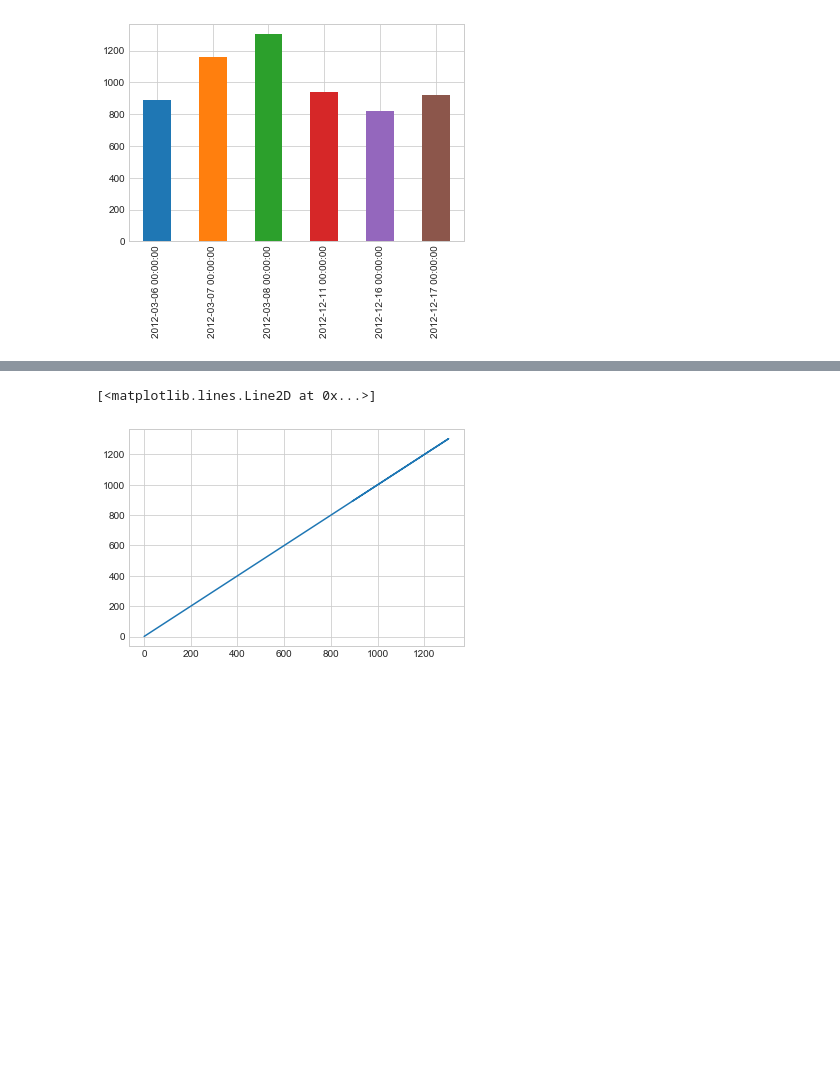
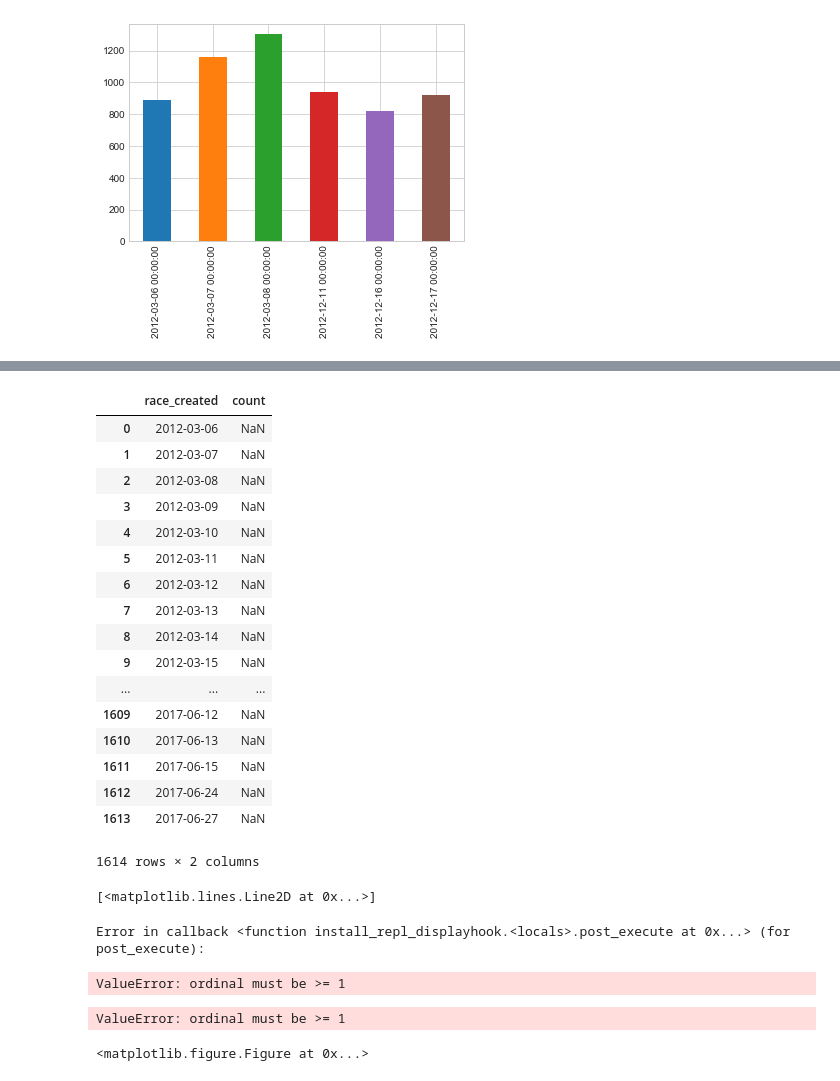
Before and after one commit to kuzdu/collegeDataScience, a Jupyter notebook: Data Science/Bonus/IT challenge.ipynb, the cells around one changed output, grey strips where cells are left out. Cells and saved outputs as stored; diff of their text form; code cells hidden in the pictures; blank space fills up the shorter version.

```diff
--- a/Data Science/Bonus/IT challenge.ipynb
+++ b/Data Science/Bonus/IT challenge.ipynb
@@ -85,3 +86,27 @@ Name: race_created, Length: 1614, dtype: int64
+# %%
+df2 = pd.DataFrame()
+df2['race_created'] = test['index'] #race_created
+df2['count'] = df2['race_created'].value_counts()
+df2
+# %% [output]
+|  | race_created | count |
+| 0 | 2012-03-06 | NaN |
+| 1 | 2012-03-07 | NaN |
+| 2 | 2012-03-08 | NaN |
+| 3 | 2012-03-09 | NaN |
+| 4 | 2012-03-10 | NaN |
+| 5 | 2012-03-11 | NaN |
+| 6 | 2012-03-12 | NaN |
+| 7 | 2012-03-13 | NaN |
+| 8 | 2012-03-14 | NaN |
+| 9 | 2012-03-15 | NaN |
+| ... | ... | ... |
+| 1609 | 2017-06-12 | NaN |
+| 1610 | 2017-06-13 | NaN |
+| 1611 | 2017-06-15 | NaN |
+| 1612 | 2017-06-24 | NaN |
+| 1613 | 2017-06-27 | NaN |
+1614 rows × 2 columns
 # %%
 %matplotlib inline
 import matplotlib.pyplot as plt
@@ -90,7 +115,10 @@ import numpy as np
 # %%
 fig = plt.figure()
 ax = plt.axes()
-plt.plot(test.race_created,test.race_created+0,linestyle='solid')
+plt.plot(df2['race_created'],df2['count'],linestyle='solid')
 # %% [output]
 [<matplotlib.lines.Line2D at 0x...>]
-[figure, removed]
+Error in callback <function install_repl_displayhook.<locals>.post_execute at 0x...> (for post_execute):
+ValueError: ordinal must be >= 1
+ValueError: ordinal must be >= 1
+<matplotlib.figure.Figure at 0x...>
```
Also changed, not shown: parts of 1 cell of this notebook.
